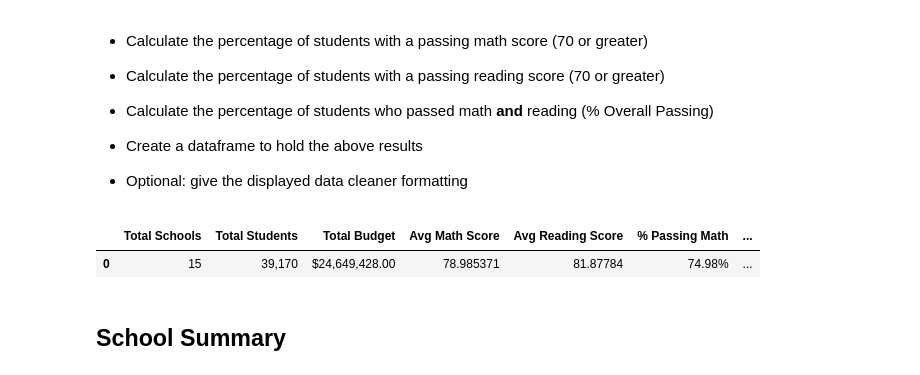
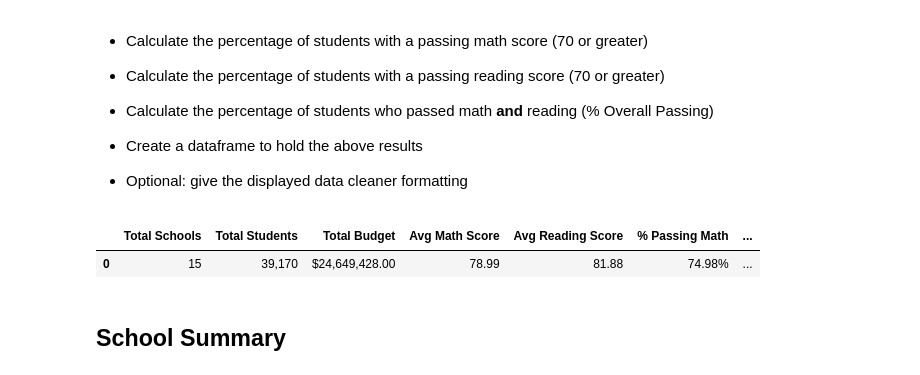
Before and after one commit to pete6184/Pandas_PyCitySchools, a Jupyter notebook: PyCitySchools/PyCitySchools_starter.ipynb, the cells around one changed output. Saved outputs shown, nothing was run; the diff lists cells and outputs as text; code cells hidden in the pictures.

Commit message:
working on school summary

```diff
--- a/PyCitySchools/PyCitySchools_starter.ipynb
+++ b/PyCitySchools/PyCitySchools_starter.ipynb
@@ -56,34 +56,37 @@ school_data_complete
 # %%
 total_schools = len(school_data_complete["school_name"].unique())
 total_students = len(school_data_complete["student_name"])
 total_budget = sum(school_data_complete["budget"].unique())
 avg_math_score = school_data_complete["math_score"].mean()
 avg_reading_score = school_data_complete["reading_score"].mean()
 passing_math_score = (school_data_complete["math_score"] >= 70).mean()
 passing_reading_score = (school_data_complete["reading_score"] >= 70).mean()
 overall_passing = ((school_data_complete["math_score"] >= 70) & \
                    (school_data_complete["reading_score"] >= 70)).mean()
 
 district_summary = pd.DataFrame({
     "Total Schools": [total_schools],
     "Total Students": total_students,
     "Total Budget": total_budget,
     "Avg Math Score": avg_math_score,
     "Avg Reading Score": avg_reading_score,
     "% Passing Math": passing_math_score,
     "% Passing Reading": passing_reading_score,
     "% Overall Passing": overall_passing})
 
 district_summary["Total Students"] = district_summary["Total Students"].map("{:,}".format)
 district_summary["Total Budget"] = district_summary["Total Budget"].map("${:,.2f}".format)
+district_summary["Avg Math Score"] = district_summary["Avg Math Score"].map("{:.2f}".format)
+district_summary["Avg Reading Score"] = district_summary["Avg Reading Score"].map("{:.2f}".format)
 district_summary["% Passing Math"] = district_summary["% Passing Math"].map("{:.2%}".format)
 district_summary["% Passing Reading"] = district_summary["% Passing Reading"].map("{:.2%}".format)
 district_summary["% Overall Passing"] = district_summary["% Overall Passing"].map("{:.2%}".format)
+# district_summary.style.set_properties(**{'text-align': 'right'})
 
 district_summary
 # %% [output]
 |  | Total Schools | Total Students | Total Budget | Avg Math Score | Avg Reading Score | % Passing Math | ... |
-| 0 | 15 | 39,170 | $24,649,428.00 | 78.985371 | 81.87784 | 74.98% | ... |
+| 0 | 15 | 39,170 | $24,649,428.00 | 78.99 | 81.88 | 74.98% | ... |
 # %% [markdown]
 ## School Summary
 # %% [markdown]
```
Also changed, not shown: parts of 2 cells of this notebook.
